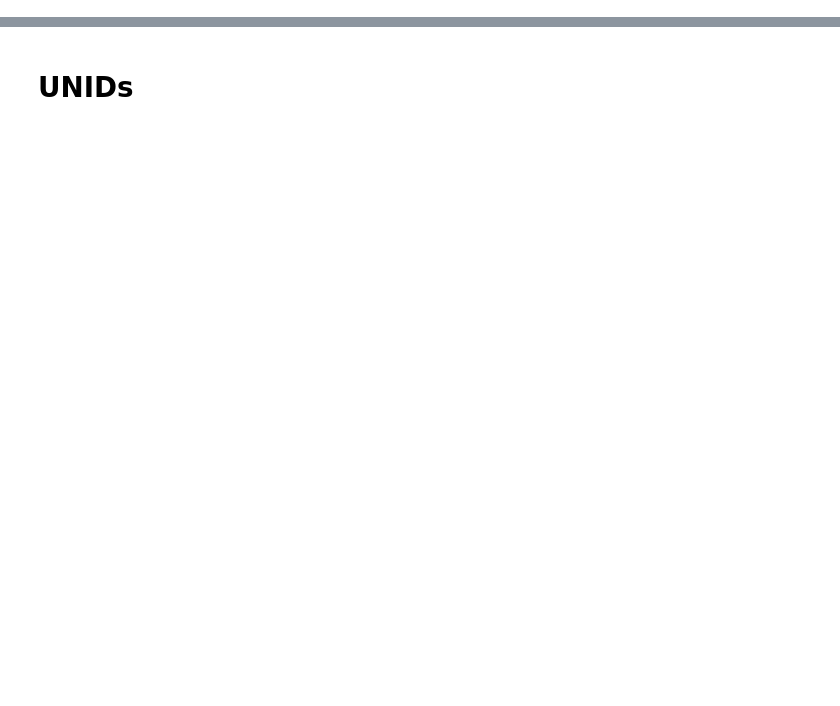
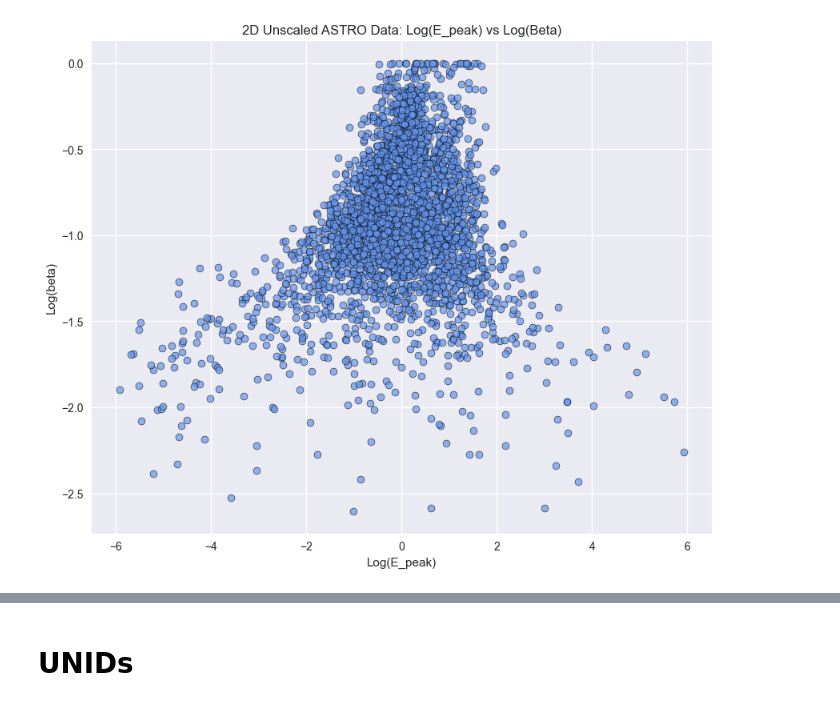
Before and after one commit to martacanirome4/DarkMatter_ML_TFG, a Jupyter notebook: codigo_final/notebooks/OCSVM_4F_astro_pred_unids.ipynb, the cells around one changed output, grey strips where cells are left out. Saved outputs shown, nothing was run; the diff lists cells and outputs as text; code cells hidden in the pictures; blank space fills up the shorter version.

```diff
--- a/codigo_final/notebooks/OCSVM_4F_astro_pred_unids.ipynb
+++ b/codigo_final/notebooks/OCSVM_4F_astro_pred_unids.ipynb
@@ -461,0 +55,17 @@ plt.show()
+# %%
+# Configurar estilo
+plt.style.use('seaborn-v0_8')
+sns.set_palette("husl")
+plt.rcParams['figure.figsize'] = (15, 10)
+# %%
+data_path = "../data/astro_df.txt"
+df_astro = pd.read_csv(data_path, sep='\s+')
+print(f" Nombres de las columnas: {list(df_astro.columns)}")
+
+# Renombramos la columna target por claridad
+df_astro = df_astro.rename(columns={"astro_DM": "class"})
+
+print(f"Dataset cargado. Forma: {df_astro.shape}")
+print(f"Nombres de las columnas: {list(df_astro.columns)}")
+
+display(df_astro.head())
@@ -461,0 +117,21 @@ plt.show()
+# %%
+# Representación 2D
+plt.figure(figsize=(10, 8))
+
+sns.scatterplot(
+    data=df_astro,
+    x="Log(E_peak)",
+    y="Log(beta)",
+    color="cornflowerblue",  # "skyblue" "cornflowerblue"
+    edgecolor='k',
+    alpha=0.7,
+    s=40
+)
+
+plt.title("2D Unscaled ASTRO Data: Log(E_peak) vs Log(Beta)")
+plt.xlabel("Log(E_peak)")
+plt.ylabel("Log(beta)")
+plt.grid(True)
+plt.show()
+# %% [output]
+[figure, added]
```
Also changed, not shown: parts of 64 cells of this notebook, 27 other files.
